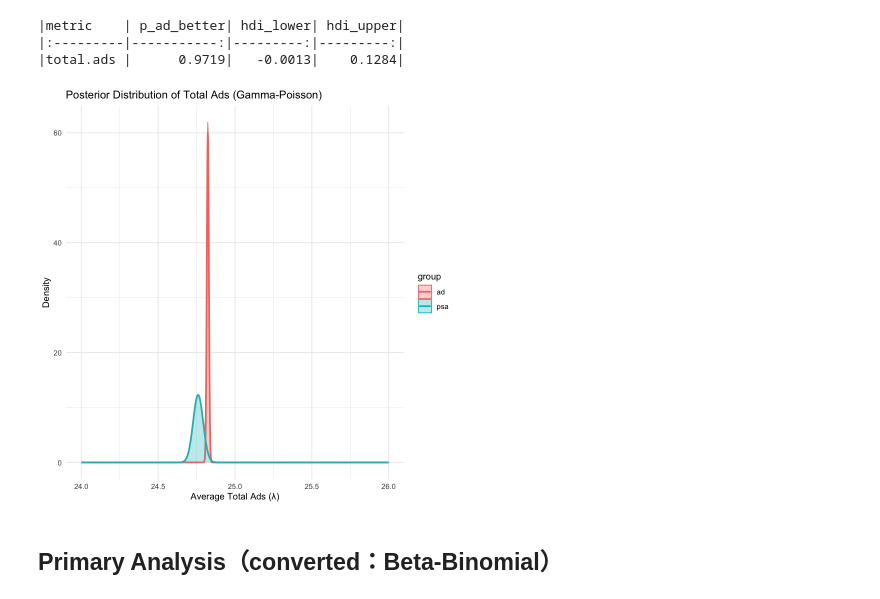
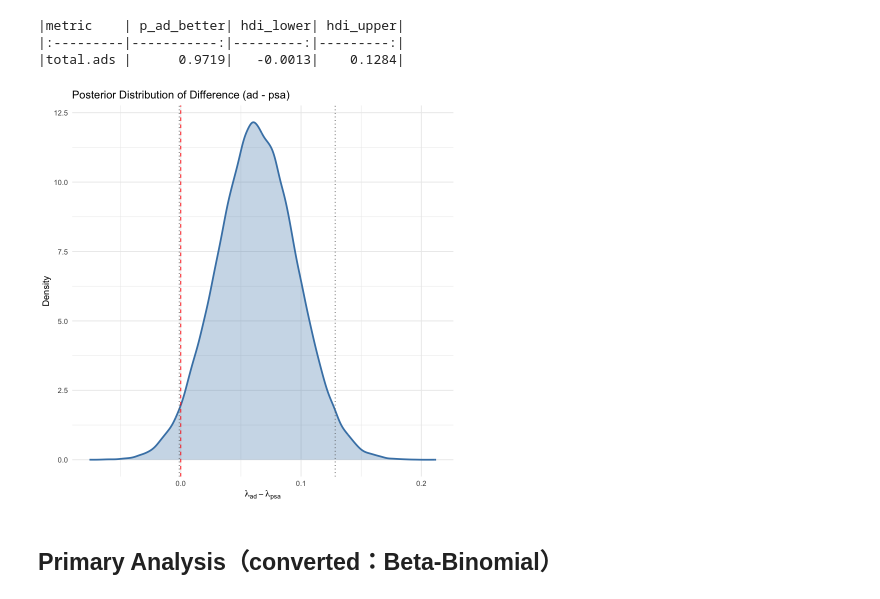
Before and after one commit to ShengPeiWilliam/marketing-ab-testing, a Jupyter notebook: code/marketing_analysis.ipynb, the cells around one changed output. Drawn from its saved outputs; the diff is of its cells as text; code cells hidden in the pictures.

```diff
--- a/code/marketing_analysis.ipynb
+++ b/code/marketing_analysis.ipynb
@@ -559,20 +570,26 @@ make_bayesian_results("total.ads", gp_results)%>%
 |metric    | p_ad_better| hdi_lower| hdi_upper|
 |:---------|-----------:|---------:|---------:|
 |total.ads |      0.9719|   -0.0013|    0.1284|
-# %%
-lambda_range <- seq(24, 26, length.out = 1000)
-
-df_plot_gp <- make_posterior_df(lambda_range, gp_ad, gp_psa, dist = "gamma")
-
-ggplot(df_plot_gp, aes(x = x, y = density, fill = group, color = group)) +
-  geom_line(linewidth = 1) +
-  geom_area(alpha = 0.3) +
-  labs(title = "Posterior Distribution of Total Ads (Gamma-Poisson)",
-       x = "Average Total Ads (λ)",
-       y = "Density") +
-       theme_minimal()
-# %% [output]
-[figure, removed]
+# %%
+set.seed(42)
+diff_gp <- samples_gp_ad - samples_gp_psa
+
+hdi_diff <- hdi(diff_gp, credMass = 0.95)
+
+df_diff <- data.frame(diff = diff_gp)
+
+ggplot(df_diff, aes(x = diff)) +
+  geom_area(stat = "density", fill = "steelblue", alpha = 0.3) +
+  geom_line(stat = "density", color = "steelblue", linewidth = 1) +
+  geom_vline(xintercept = 0, color = "red", linetype = "dashed") +
+  geom_vline(xintercept = hdi_diff[1], color = "gray40", linetype = "dotted") +
+  geom_vline(xintercept = hdi_diff[2], color = "gray40", linetype = "dotted") +
+  labs(title = "Posterior Distribution of Difference (ad - psa)",
+       x = expression(lambda[ad] - lambda[psa]),
+       y = "Density") +
+  theme_minimal()
+# %% [output]
+[figure, added]
 # %% [markdown]
 ##  Primary Analysis（converted：Beta-Binomial）
 # %%
```
Also changed, not shown: parts of 2 cells of this notebook.
